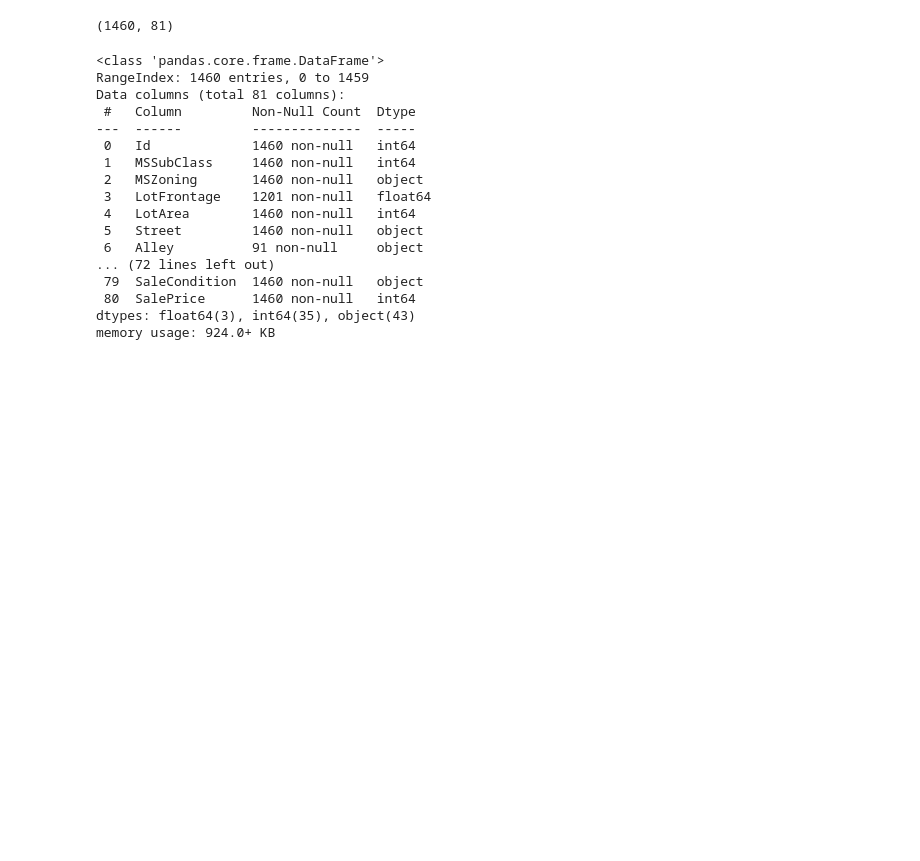
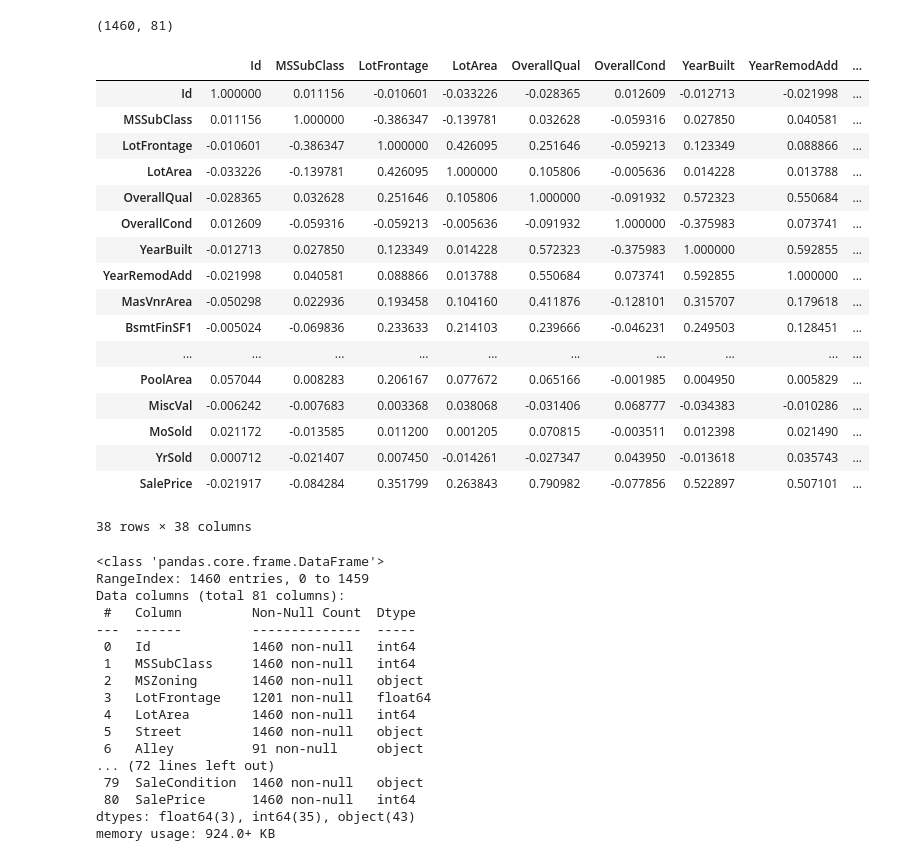
Before and after one commit to Yash4850/DataScience, a Jupyter notebook: House price Prediction/House Price Prediction.ipynb, the cells around one changed output. Cells and saved outputs as stored; diff of their text form; code cells hidden in the pictures; blank space fills up the shorter version.

```diff
--- a/House price Prediction/House Price Prediction.ipynb
+++ b/House price Prediction/House Price Prediction.ipynb
@@ -37,6 +40,28 @@ df.describe()
 df.shape
 # %% [output]
 (1460, 81)
+# %%
+corr = df.corr()
+corr
+# %% [output]
+|  | Id | MSSubClass | LotFrontage | LotArea | OverallQual | OverallCond | YearBuilt | YearRemodAdd | ... |
+| Id | 1.000000 | 0.011156 | -0.010601 | -0.033226 | -0.028365 | 0.012609 | -0.012713 | -0.021998 | ... |
+| MSSubClass | 0.011156 | 1.000000 | -0.386347 | -0.139781 | 0.032628 | -0.059316 | 0.027850 | 0.040581 | ... |
+| LotFrontage | -0.010601 | -0.386347 | 1.000000 | 0.426095 | 0.251646 | -0.059213 | 0.123349 | 0.088866 | ... |
+| LotArea | -0.033226 | -0.139781 | 0.426095 | 1.000000 | 0.105806 | -0.005636 | 0.014228 | 0.013788 | ... |
+| OverallQual | -0.028365 | 0.032628 | 0.251646 | 0.105806 | 1.000000 | -0.091932 | 0.572323 | 0.550684 | ... |
+| OverallCond | 0.012609 | -0.059316 | -0.059213 | -0.005636 | -0.091932 | 1.000000 | -0.375983 | 0.073741 | ... |
+| YearBuilt | -0.012713 | 0.027850 | 0.123349 | 0.014228 | 0.572323 | -0.375983 | 1.000000 | 0.592855 | ... |
+| YearRemodAdd | -0.021998 | 0.040581 | 0.088866 | 0.013788 | 0.550684 | 0.073741 | 0.592855 | 1.000000 | ... |
+| MasVnrArea | -0.050298 | 0.022936 | 0.193458 | 0.104160 | 0.411876 | -0.128101 | 0.315707 | 0.179618 | ... |
+| BsmtFinSF1 | -0.005024 | -0.069836 | 0.233633 | 0.214103 | 0.239666 | -0.046231 | 0.249503 | 0.128451 | ... |
+| ... | ... | ... | ... | ... | ... | ... | ... | ... | ... |
+| PoolArea | 0.057044 | 0.008283 | 0.206167 | 0.077672 | 0.065166 | -0.001985 | 0.004950 | 0.005829 | ... |
+| MiscVal | -0.006242 | -0.007683 | 0.003368 | 0.038068 | -0.031406 | 0.068777 | -0.034383 | -0.010286 | ... |
+| MoSold | 0.021172 | -0.013585 | 0.011200 | 0.001205 | 0.070815 | -0.003511 | 0.012398 | 0.021490 | ... |
+| YrSold | 0.000712 | -0.021407 | 0.007450 | -0.014261 | -0.027347 | 0.043950 | -0.013618 | 0.035743 | ... |
+| SalePrice | -0.021917 | -0.084284 | 0.351799 | 0.263843 | 0.790982 | -0.077856 | 0.522897 | 0.507101 | ... |
+38 rows × 38 columns
 # %%
 df.info()
 # %% [output]
```
Also changed, not shown: parts of 49 cells of this notebook, 2 other files.
